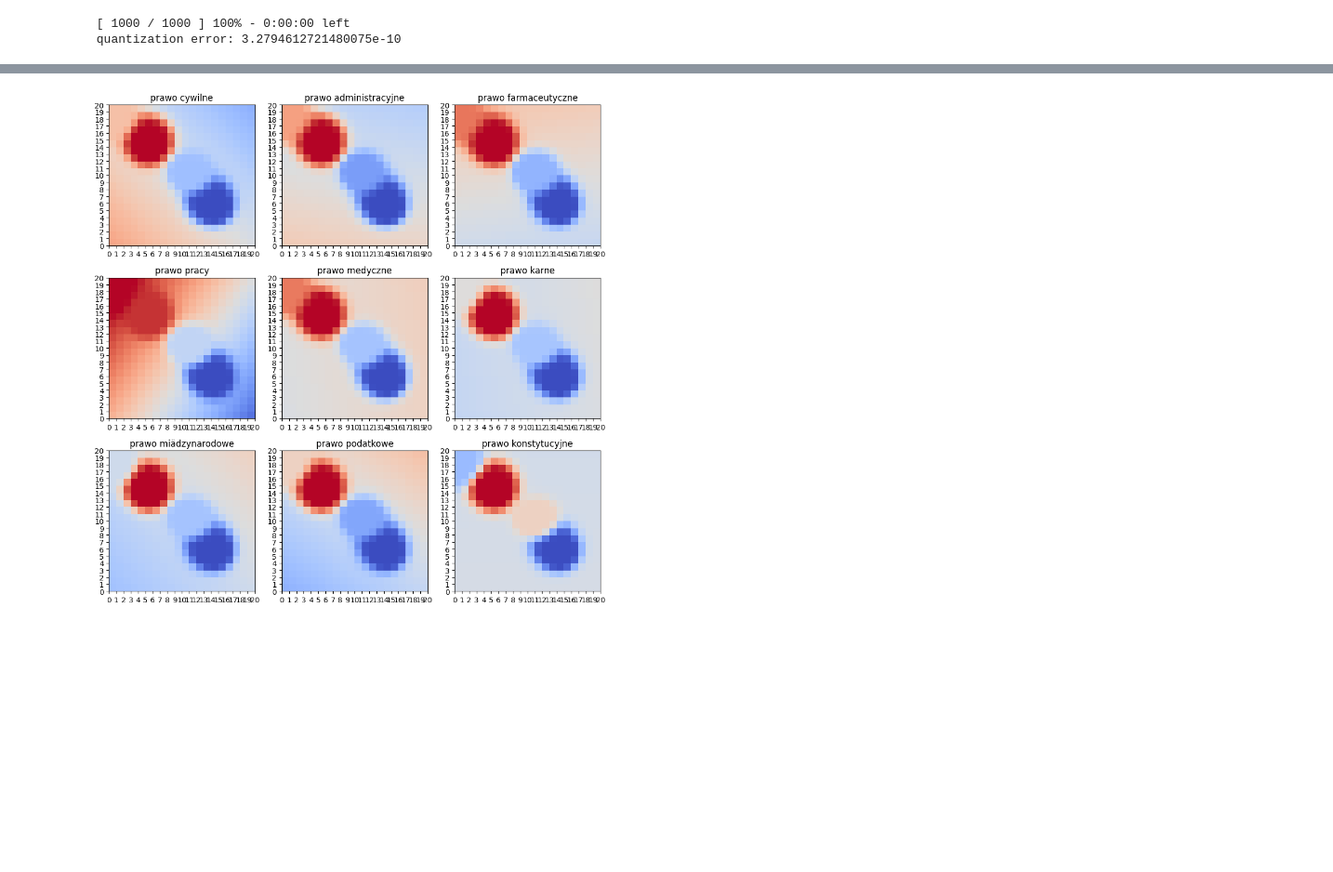
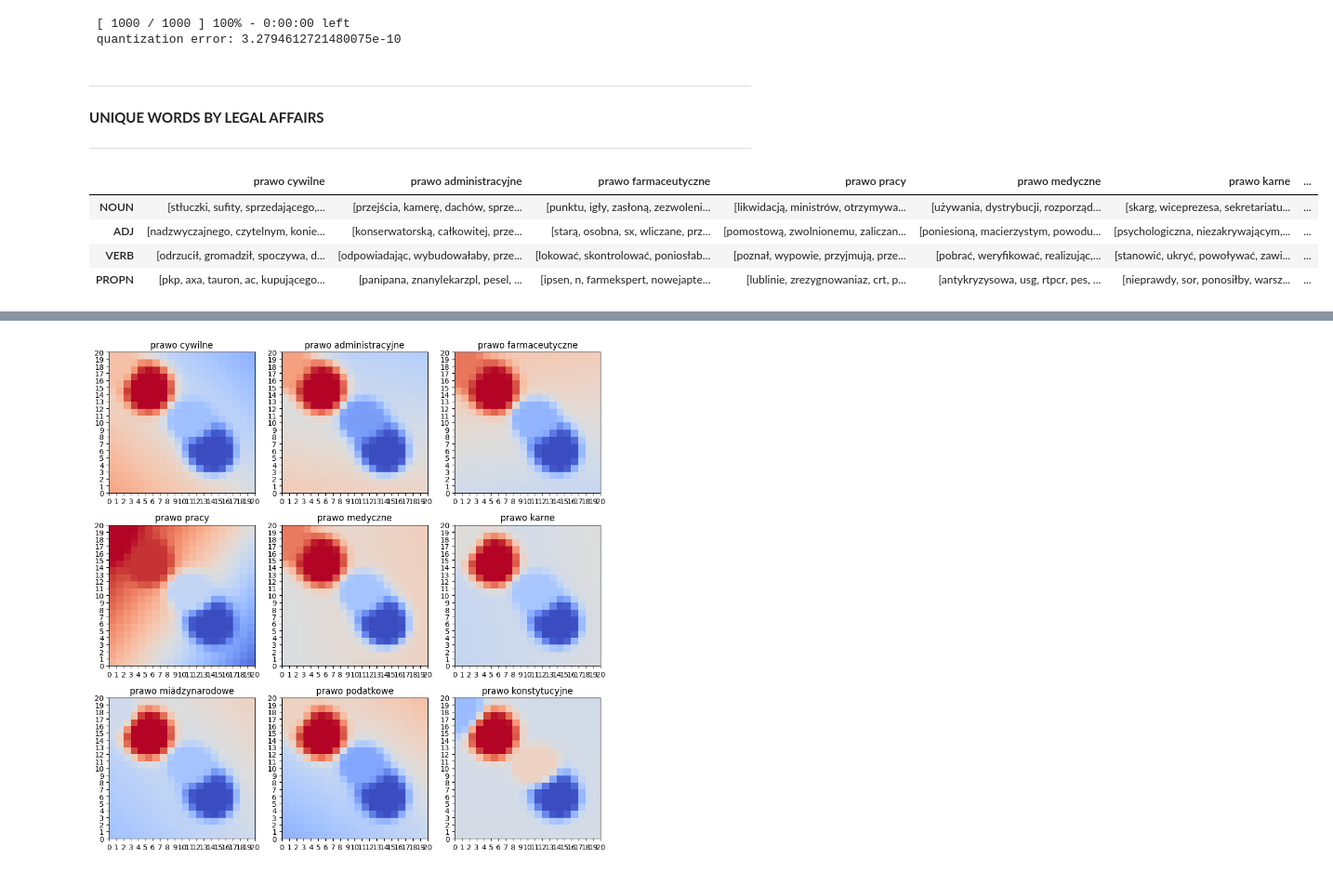
Before and after one commit to ItsMeLucifer/IUI_Project, a Jupyter notebook: IUI_Projekt.ipynb, the cells around one changed output, grey strips where cells are left out. Shown at 93% size. Cells and saved outputs as stored; diff of their text form; code cells hidden in the pictures; blank space fills up the shorter version.

```diff
--- a/IUI_Projekt.ipynb
+++ b/IUI_Projekt.ipynb
@@ -252,0 +257,13 @@ som.train_random(X, 1000, verbose=True)
+# %% [markdown]
+---
+**UNIQUE WORDS BY LEGAL AFFAIRS**
+
+---
+# %%
+uniqueFrame
+# %% [output]
+|  | prawo cywilne | prawo administracyjne | prawo farmaceutyczne | prawo pracy | prawo medyczne | prawo karne | ... |
+| NOUN | [stłuczki, sufity, sprzedającego,... | [przejścia, kamerę, dachów, sprze... | [punktu, igły, zasłoną, zezwoleni... | [likwidacją, ministrów, otrzymywa... | [używania, dystrybucji, rozporząd... | [skarg, wiceprezesa, sekretariatu... | ... |
+| ADJ | [nadzwyczajnego, czytelnym, konie... | [konserwatorską, całkowitej, prze... | [starą, osobna, sx, wliczane, prz... | [pomostową, zwolnionemu, zaliczan... | [poniesioną, macierzystym, powodu... | [psychologiczna, niezakrywającym,... | ... |
+| VERB | [odrzucił, gromadził, spoczywa, d... | [odpowiadając, wybudowałaby, prze... | [lokować, skontrolować, poniosłab... | [poznał, wypowie, przyjmują, prze... | [pobrać, weryfikować, realizując,... | [stanowić, ukryć, powoływać, zawi... | ... |
+| PROPN | [pkp, axa, tauron, ac, kupującego... | [panipana, znanylekarzpl, pesel, ... | [ipsen, n, farmekspert, nowejapte... | [lublinie, zrezygnowaniaz, crt, p... | [antykryzysowa, usg, rtpcr, pes, ... | [nieprawdy, sor, ponosiłby, warsz... | ... |
```
Also changed, not shown: parts of 5 cells of this notebook, 2 other files.
